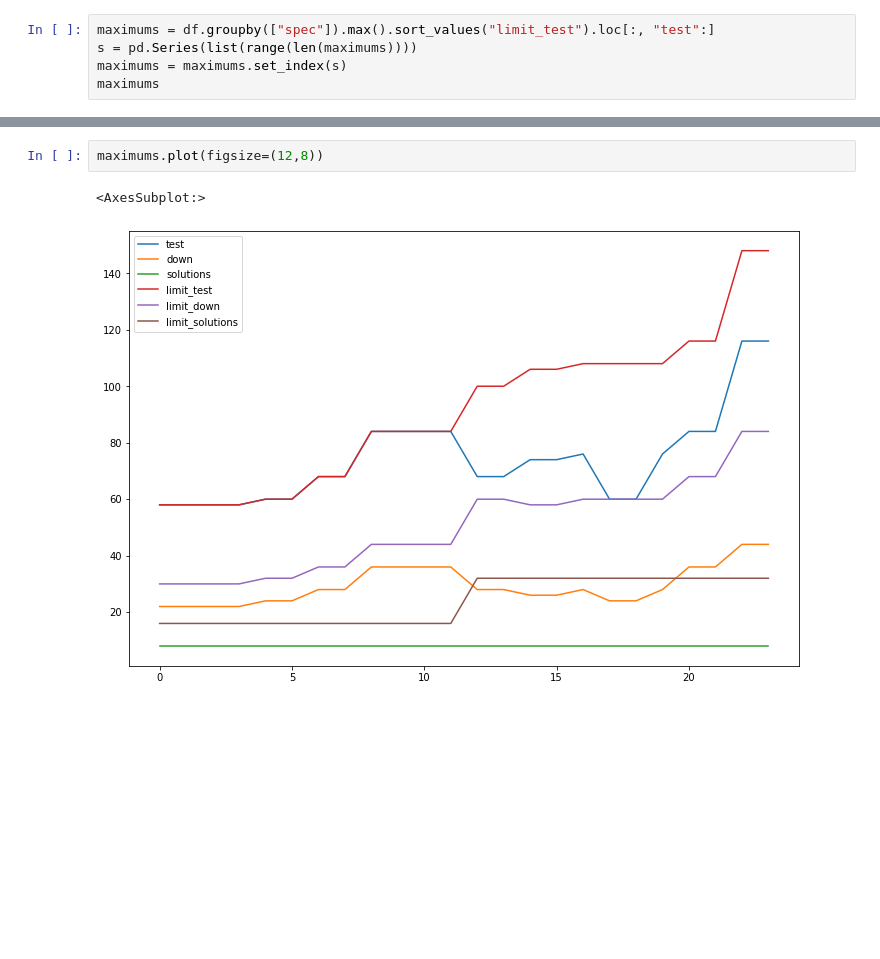
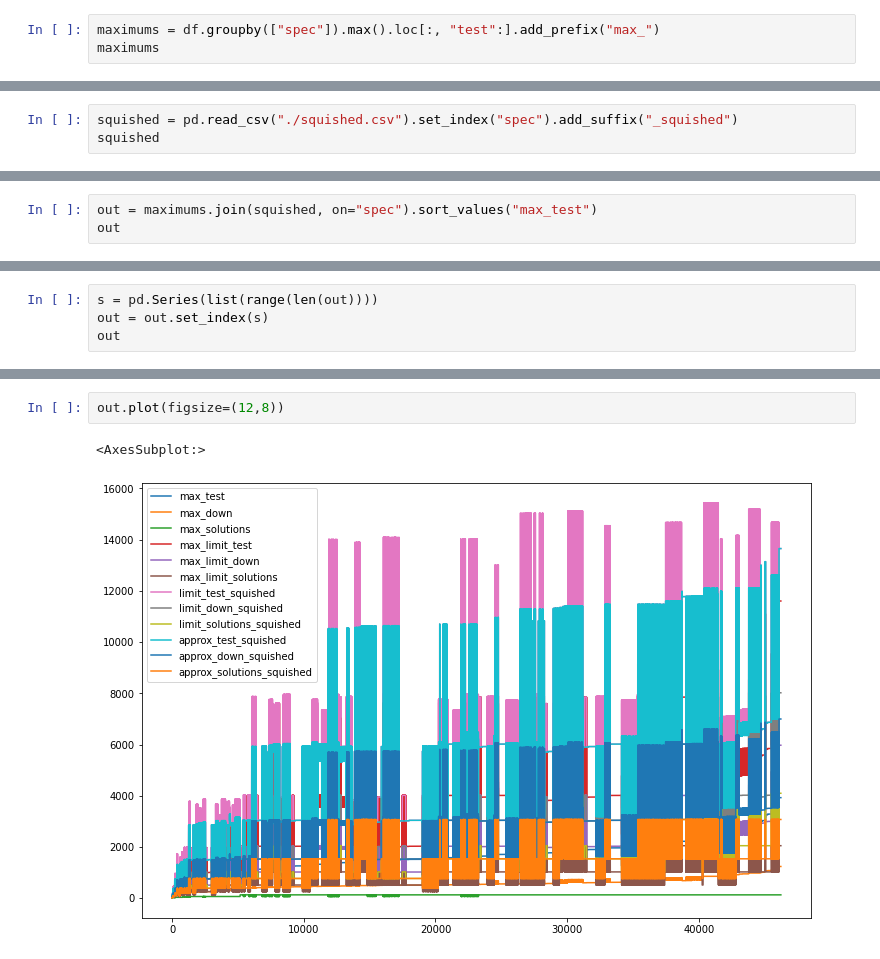
Before and after one commit to PaulRaUnite/ccsl-rs, a Jupyter notebook: plotter/comparison.ipynb, the cells around one changed output, grey strips where cells are left out. Cells and saved outputs as stored; diff of their text form; blank space fills up the shorter version.

```diff
--- a/plotter/comparison.ipynb
+++ b/plotter/comparison.ipynb
@@ -19,6 +19,4 @@ df
 # %%
-maximums = df.groupby(["spec"]).max().sort_values("limit_test").loc[:, "test":]
-s = pd.Series(list(range(len(maximums))))
-maximums = maximums.set_index(s)
+maximums = df.groupby(["spec"]).max().loc[:, "test":].add_prefix("max_")
 maximums
 # %% [output]
@@ -41,0 +37,3 @@ maximums
+# %%
+squished = pd.read_csv("./squished.csv").set_index("spec").add_suffix("_squished")
+squished
@@ -41,0 +55,3 @@ maximums
+# %%
+out = maximums.join(squished, on="spec").sort_values("max_test")
+out
@@ -41,0 +73,4 @@ maximums
+# %%
+s = pd.Series(list(range(len(out))))
+out = out.set_index(s)
+out
@@ -42,5 +91,5 @@ maximums
 # %%
-maximums.plot(figsize=(12,8))
+out.plot(figsize=(12,8))
 # %% [output]
 <AxesSubplot:>
-[figure, old version]
+[figure, new version]
```
Also changed, not shown: parts of 9 cells of this notebook, 12 other files.
